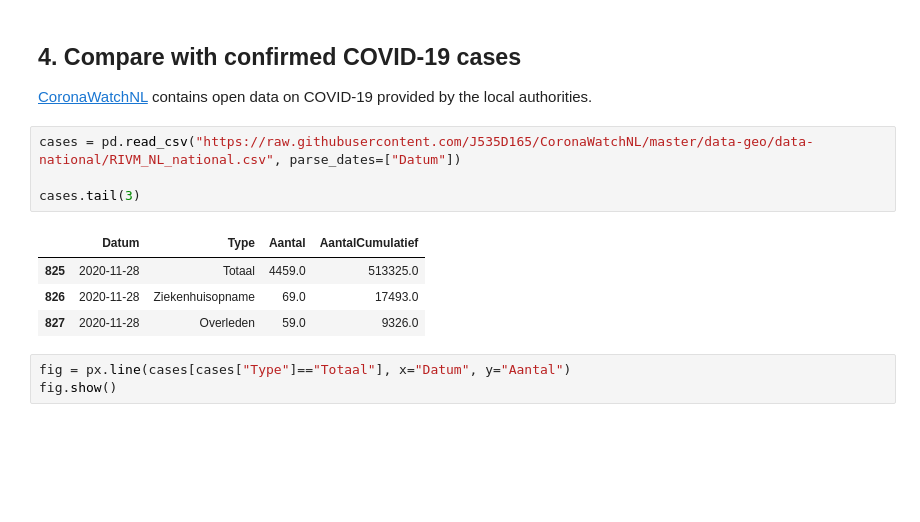
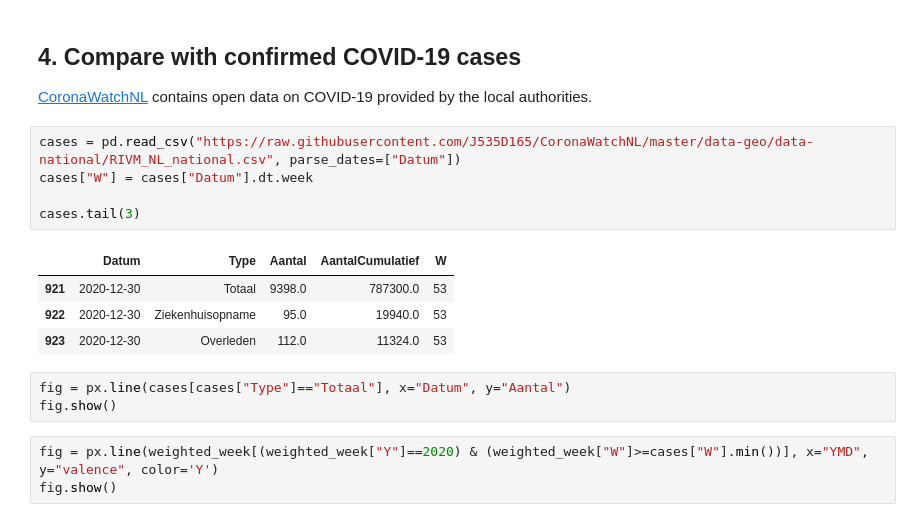
Before and after one commit to ystouthart/covid-19-nl-dashboard, a Jupyter notebook: src/ChangingMusicPreferences.ipynb, the cells around one changed output. Cells and saved outputs as stored; diff of their text form; blank space fills up the shorter version.

```diff
--- a/src/ChangingMusicPreferences.ipynb
+++ b/src/ChangingMusicPreferences.ipynb
@@ -277,13 +291,17 @@ fig.show()
 [CoronaWatchNL](https://github.com/J535D165/CoronaWatchNL) contains open data on COVID-19 provided by the local authorities.
 # %%
 cases = pd.read_csv("https://raw.githubusercontent.com/J535D165/CoronaWatchNL/master/data-geo/data-national/RIVM_NL_national.csv", parse_dates=["Datum"])
+cases["W"] = cases["Datum"].dt.week
 
 cases.tail(3)
 # %% [output]
-|  | Datum | Type | Aantal | AantalCumulatief |
-| 825 | 2020-11-28 | Totaal | 4459.0 | 513325.0 |
-| 826 | 2020-11-28 | Ziekenhuisopname | 69.0 | 17493.0 |
-| 827 | 2020-11-28 | Overleden | 59.0 | 9326.0 |
+|  | Datum | Type | Aantal | AantalCumulatief | W |
+| 921 | 2020-12-30 | Totaal | 9398.0 | 787300.0 | 53 |
+| 922 | 2020-12-30 | Ziekenhuisopname | 95.0 | 19940.0 | 53 |
+| 923 | 2020-12-30 | Overleden | 112.0 | 11324.0 | 53 |
 # %%
 fig = px.line(cases[cases["Type"]=="Totaal"], x="Datum", y="Aantal")
 fig.show()
+# %%
+fig = px.line(weighted_week[(weighted_week["Y"]==2020) & (weighted_week["W"]>=cases["W"].min())], x="YMD", y="valence", color='Y')
+fig.show()
```
Also changed, not shown: parts of 13 cells of this notebook.
